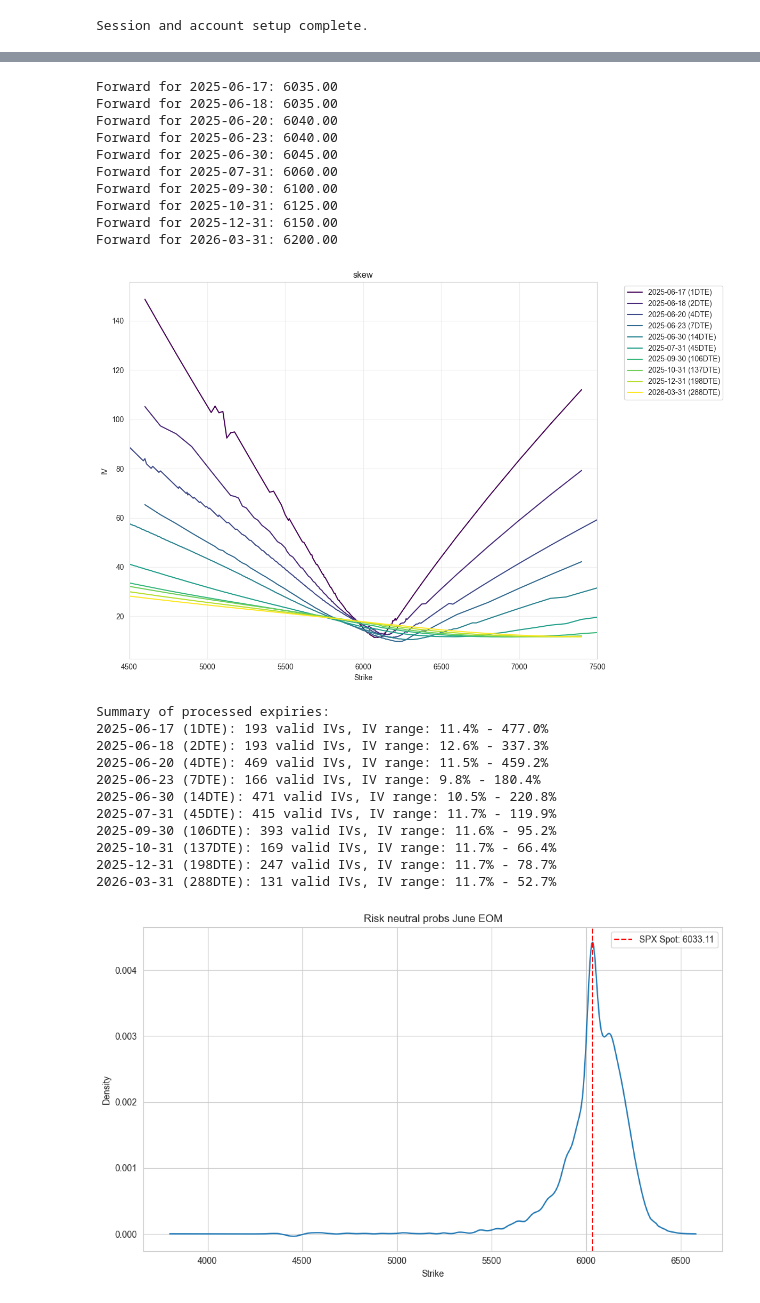
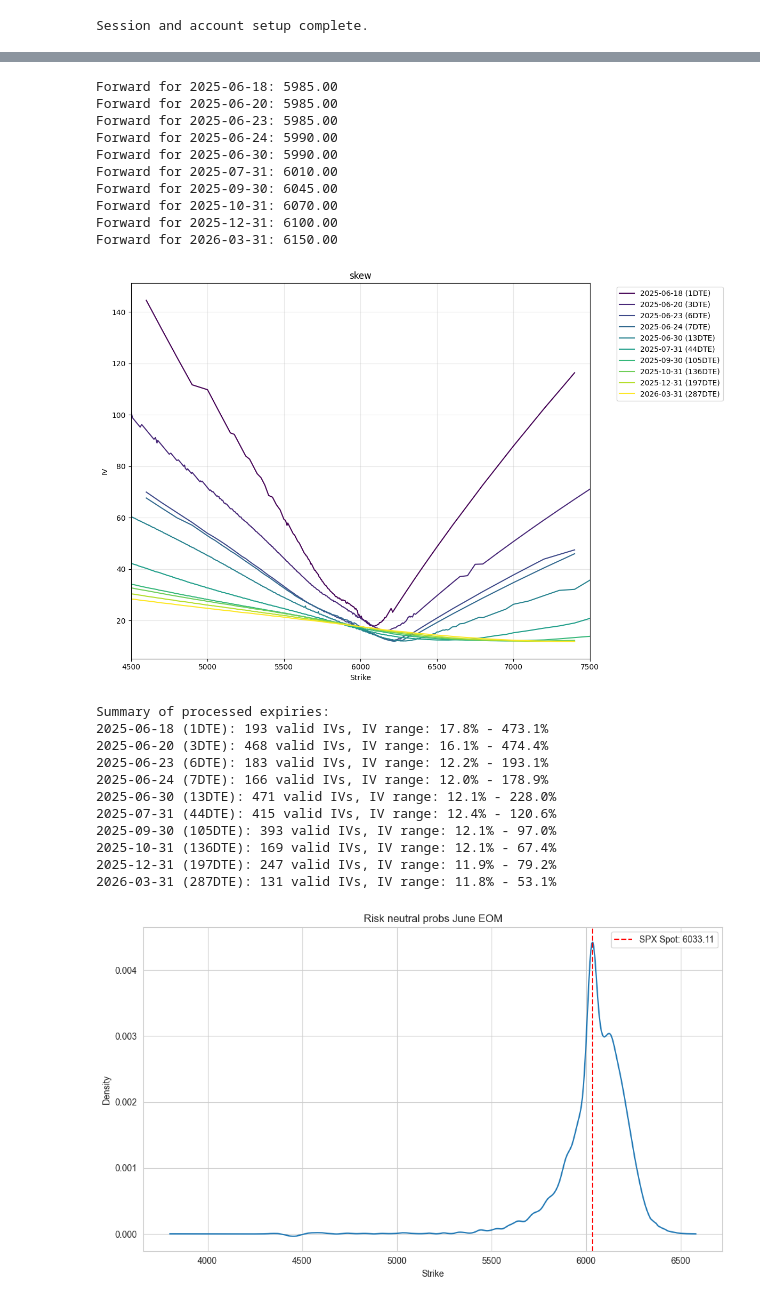
Before and after one commit to warrenjch/tastytrade-bot, a Jupyter notebook: scratch.ipynb, the cells around one changed output, grey strips where cells are left out. Saved outputs shown, nothing was run; the diff lists cells and outputs as text; code cells hidden in the pictures.

```diff
--- a/scratch.ipynb
+++ b/scratch.ipynb
@@ -68,11 +69,11 @@ SPXsavelist=first5+eoms
 VIXsavelist=VIXexpiries[:10]
 # %%
 from curl_cffi import requests as yfrequests
-yfsession = yfrequests.Session(impersonate="chrome")
-SPXspot = SPXdata[0].last
-VIXspot = VIXdata[0].last
+yfsession = yfrequests.Session(impersonate="safari")
+#SPXspot = SPXdata[0].last
+#VIXspot = VIXdata[0].last
 try:
-    treasury_bill = yf.Ticker("^IRX", session=yfsession)
+    treasury_bill = yf.Ticker("^IRX")#, session=yfsession)
     hist = treasury_bill.history(period="1d")
     rfr = float(hist['Close'].iloc[-1])
 except Exception as e:
@@ -114,7 +123,7 @@ headers = {
 }
 
 params = {
-    "date": "eq.2025-06-16",
+    "date": "in.(2025-06-16,2025-06-17)",
     "period": "eq.PM"
 }
 
@@ -125,6 +134,9 @@ data = response.json()
 # %%
 exps = [exp for exp in list(data[0]['payload']["SPX"].keys()) if exp != "spot"]
 # %%
-spxchain = data[0]['payload']["SPX"]["2025-06-30"]["optionchain"]
-spxoptions = pd.DataFrame.from_dict(spxchain)
-atmfs = OptionMethods.find_atmf_strike(spxoptions)
+spxchain1 = data[0]['payload']["SPX"]["2025-09-30"]["optionchain"]
+spxoptions1 = pd.DataFrame.from_dict(spxchain1)
+atmfs1 = OptionMethods.find_atmf_strike(spxoptions1)
+spxchain2 = data[1]['payload']["SPX"]["optionchain"]["2025-09-30"]
+spxoptions2 = pd.DataFrame.from_dict(spxchain2)
+atmfs2 = OptionMethods.find_atmf_strike(spxoptions2)
@@ -131,11 +215,4 @@ atmfs = OptionMethods.find_atmf_strike(spxoptions)
 # %%
-import numpy as np
-import pandas as pd
-import matplotlib.pyplot as plt
-from scipy.stats import norm
-from scipy.optimize import brentq
-from datetime import datetime
-
 # --- Inputs (to be provided) ---
 # data: nested dictionary with structure data[0]['payload']['SPX'][exp]['optionchain']
 # find_atmf_strike: function to calculate forward level for each expiry
@@ -144,10 +221,10 @@ from datetime import datetime
 # --------------------------------
 
 # Set today's date
-today = pd.to_datetime('2025-06-16')
-
+today = pd.to_datetime('2025-06-17')
+exps = [exp for exp in list(data[1]['payload']["SPX"]["optionchain"].keys()) if exp != "spot"]
 # Filter expiries from 2015-06-17 onwards (exclude 2015-06-16)
-valid_exps = [exp for exp in exps if exp != "2015-06-16"]
+valid_exps = [exp for exp in exps if exp != "2015-06-17"]
 
 # Black-Scholes pricing function using forward measure
 def bs_price_fwd(option, F, K, T, r, sigma):
@@ -179,7 +256,7 @@ for exp in valid_exps:
 
     # Get options data for this expiry from nested structure
     try:
-        spxchain_exp = data[0]['payload']['SPX'][exp]['optionchain']
+        spxchain_exp = data[1]['payload']['SPX']['optionchain'][exp]
         spx_exp = pd.DataFrame.from_dict(spxchain_exp)
     except (KeyError, IndexError):
         print(f"No option chain found for expiry: {exp}")
@@ -266,55 +343,55 @@ for i, (exp, data_exp) in enumerate(results.items()):
     if mask.sum() > 0:
         strikes_filtered = data_exp.loc[mask, 'strike']
         ivs_filtered = data_exp.loc[mask, 'iv'] * 100  # Convert to percentage
 
         # Calculate days to expiry for legend
         exp_date = pd.to_datetime(exp)
         dte = (exp_date - today).days
 
         plt.plot(strikes_filtered, ivs_filtered,
                 color=colors[i], linewidth=1.5,
                 label=f'{exp} ({dte}DTE)')
 
 plt.title('skew')
 plt.xlabel('Strike')
 plt.ylabel('IV')
 plt.xlim(4500, 7500)
 plt.grid(True, alpha=0.3)
 plt.legend(bbox_to_anchor=(1.05, 1), loc='upper left')
 plt.tight_layout()
 plt.show()
 
 # Print summary statistics
 print("Summary of processed expiries:")
 for exp, data_exp in results.items():
     exp_date = pd.to_datetime(exp)
     dte = (exp_date - today).days
     valid_ivs = data_exp['iv'].dropna()
     print(f"{exp} ({dte}DTE): {len(valid_ivs)} valid IVs, "
           f"IV range: {valid_ivs.min()*100:.1f}% - {valid_ivs.max()*100:.1f}%")
 # %% [output]
-Forward for 2025-06-17: 6035.00
-Forward for 2025-06-18: 6035.00
-Forward for 2025-06-20: 6040.00
-Forward for 2025-06-23: 6040.00
-Forward for 2025-06-30: 6045.00
-Forward for 2025-07-31: 6060.00
-Forward for 2025-09-30: 6100.00
-Forward for 2025-10-31: 6125.00
-Forward for 2025-12-31: 6150.00
-Forward for 2026-03-31: 6200.00
+Forward for 2025-06-18: 5985.00
+Forward for 2025-06-20: 5985.00
+Forward for 2025-06-23: 5985.00
+Forward for 2025-06-24: 5990.00
+Forward for 2025-06-30: 5990.00
+Forward for 2025-07-31: 6010.00
+Forward for 2025-09-30: 6045.00
+Forward for 2025-10-31: 6070.00
+Forward for 2025-12-31: 6100.00
+Forward for 2026-03-31: 6150.00
-[figure, old version]
+[figure, new version]
 Summary of processed expiries:
-2025-06-17 (1DTE): 193 valid IVs, IV range: 11.4% - 477.0%
-2025-06-18 (2DTE): 193 valid IVs, IV range: 12.6% - 337.3%
-2025-06-20 (4DTE): 469 valid IVs, IV range: 11.5% - 459.2%
-2025-06-23 (7DTE): 166 valid IVs, IV range: 9.8% - 180.4%
-2025-06-30 (14DTE): 471 valid IVs, IV range: 10.5% - 220.8%
-2025-07-31 (45DTE): 415 valid IVs, IV range: 11.7% - 119.9%
-2025-09-30 (106DTE): 393 valid IVs, IV range: 11.6% - 95.2%
-2025-10-31 (137DTE): 169 valid IVs, IV range: 11.7% - 66.4%
-2025-12-31 (198DTE): 247 valid IVs, IV range: 11.7% - 78.7%
-2026-03-31 (288DTE): 131 valid IVs, IV range: 11.7% - 52.7%
+2025-06-18 (1DTE): 193 valid IVs, IV range: 17.8% - 473.1%
+2025-06-20 (3DTE): 468 valid IVs, IV range: 16.1% - 474.4%
+2025-06-23 (6DTE): 183 valid IVs, IV range: 12.2% - 193.1%
+2025-06-24 (7DTE): 166 valid IVs, IV range: 12.0% - 178.9%
+2025-06-30 (13DTE): 471 valid IVs, IV range: 12.1% - 228.0%
+2025-07-31 (44DTE): 415 valid IVs, IV range: 12.4% - 120.6%
+2025-09-30 (105DTE): 393 valid IVs, IV range: 12.1% - 97.0%
+2025-10-31 (136DTE): 169 valid IVs, IV range: 12.1% - 67.4%
+2025-12-31 (197DTE): 247 valid IVs, IV range: 11.9% - 79.2%
+2026-03-31 (287DTE): 131 valid IVs, IV range: 11.8% - 53.1%
 # %%
 import numpy as np
 import pandas as pd
```
Also changed, not shown: parts of 4 cells of this notebook.
